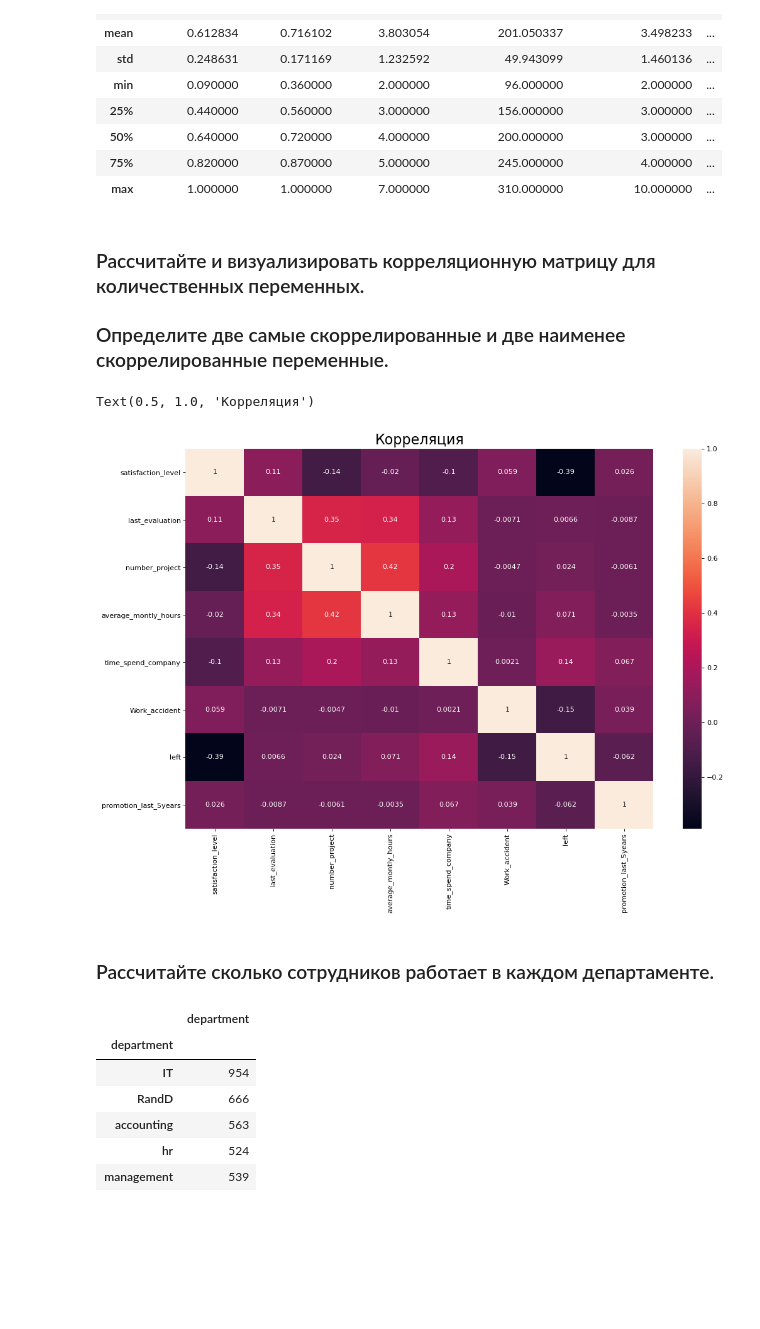
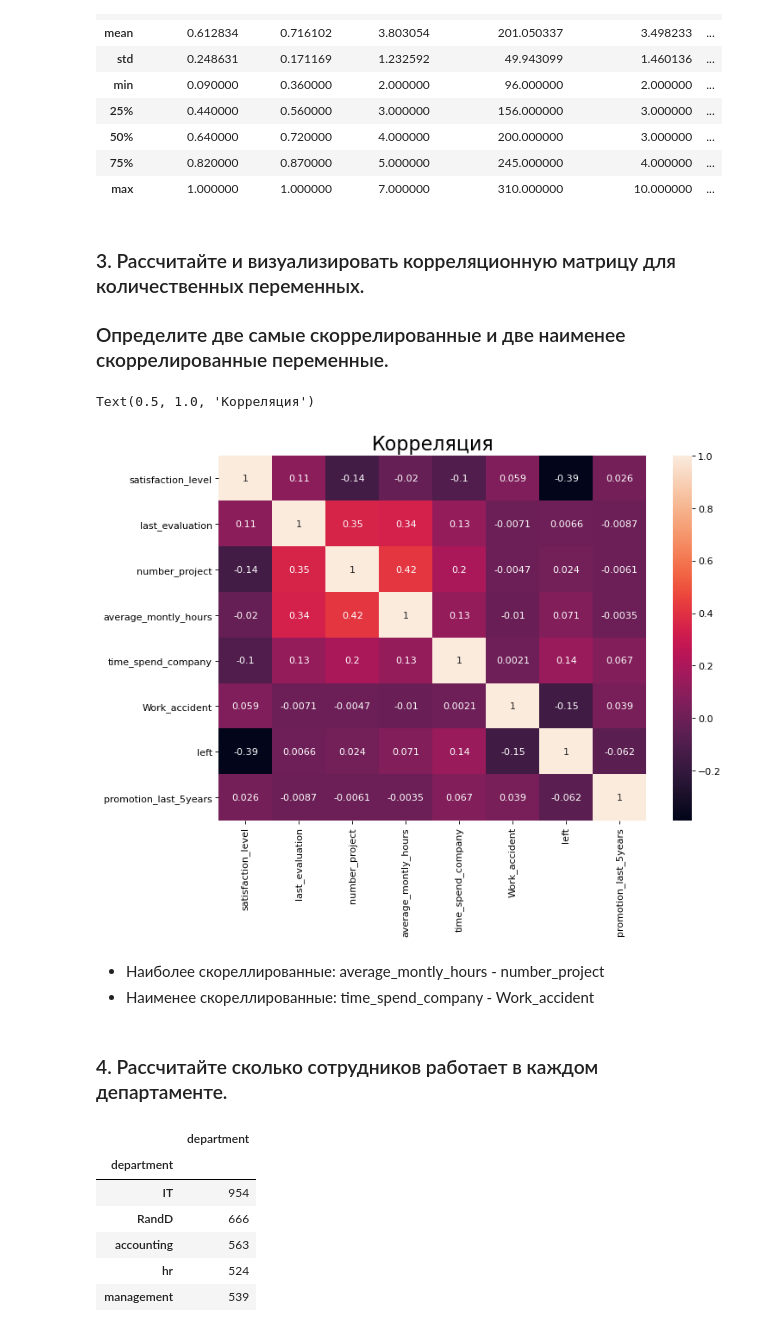
Before and after one commit to WNick-main/netology, a Jupyter notebook: Project/Project.ipynb, the cells around one changed output. Cells and saved outputs as stored; diff of their text form; code cells hidden in the pictures; blank space fills up the shorter version.

```diff
--- a/Project/Project.ipynb
+++ b/Project/Project.ipynb
@@ -60,18 +60,21 @@ df.describe()
 | 75% | 0.820000 | 0.870000 | 5.000000 | 245.000000 | 4.000000 | ... |
 | max | 1.000000 | 1.000000 | 7.000000 | 310.000000 | 10.000000 | ... |
 # %% [markdown]
-### Рассчитайте и визуализировать корреляционную матрицу для количественных переменных.
+### 3. Рассчитайте и визуализировать корреляционную матрицу для количественных переменных.
 ### Определите две самые скоррелированные и две наименее скоррелированные переменные.
 # %%
 import seaborn as sns
 #Хитмап корреляции
-plt.figure(figsize=(15,10), dpi= 80)
+plt.figure(figsize=(10,7), dpi= 80)
 sns.heatmap(df.corr(), annot=True)
 plt.title('Корреляция', size = 20)
 # %% [output]
 Text(0.5, 1.0, 'Корреляция')
-[figure, old version]
+[figure, new version]
+# %% [markdown]
+- Наиболее скореллированные: average_montly_hours - number_project
+- Наименее скореллированные: time_spend_company - Work_accident
 # %% [markdown]
-### Рассчитайте сколько сотрудников работает в каждом департаменте.
+### 4. Рассчитайте сколько сотрудников работает в каждом департаменте.
 # %%
 df.loc[df['left']==0].groupby('department').agg({'department': 'count'})
```
Also changed, not shown: parts of 27 cells of this notebook, 1 other file.
